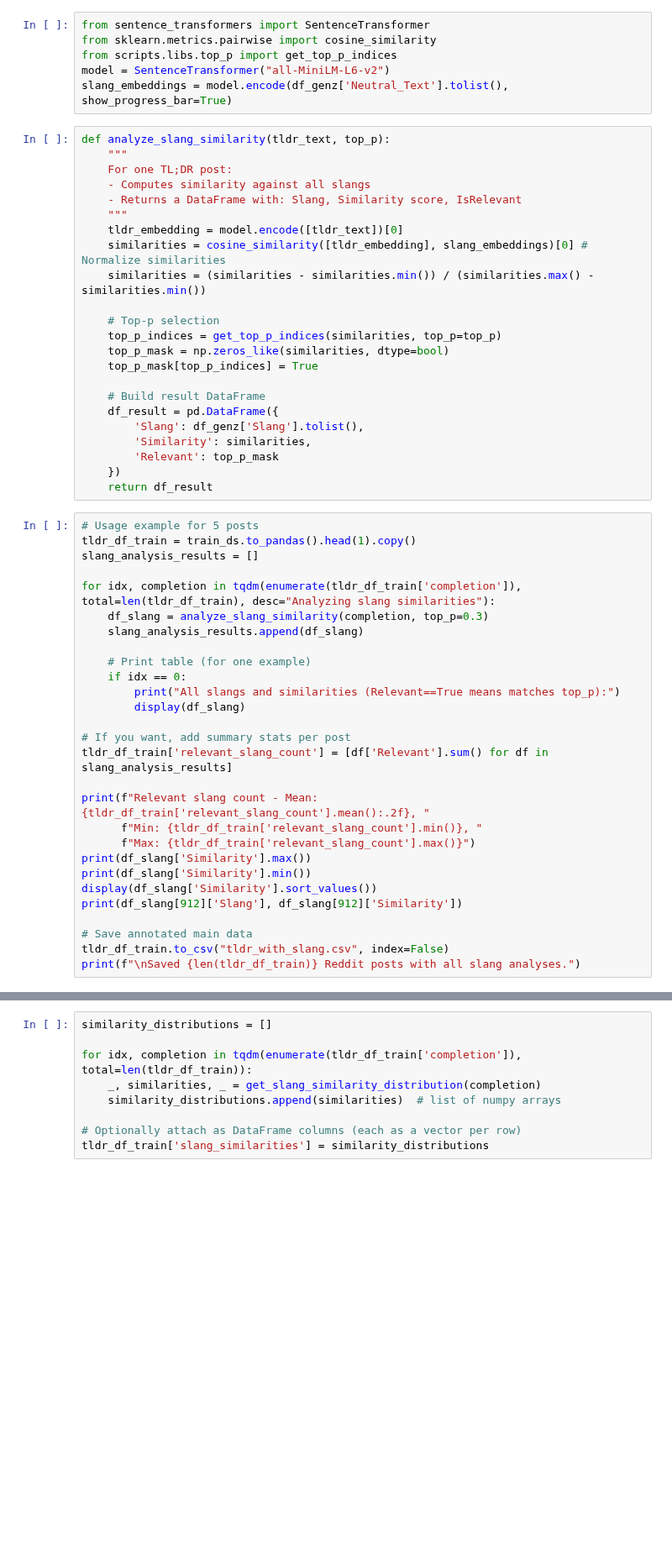
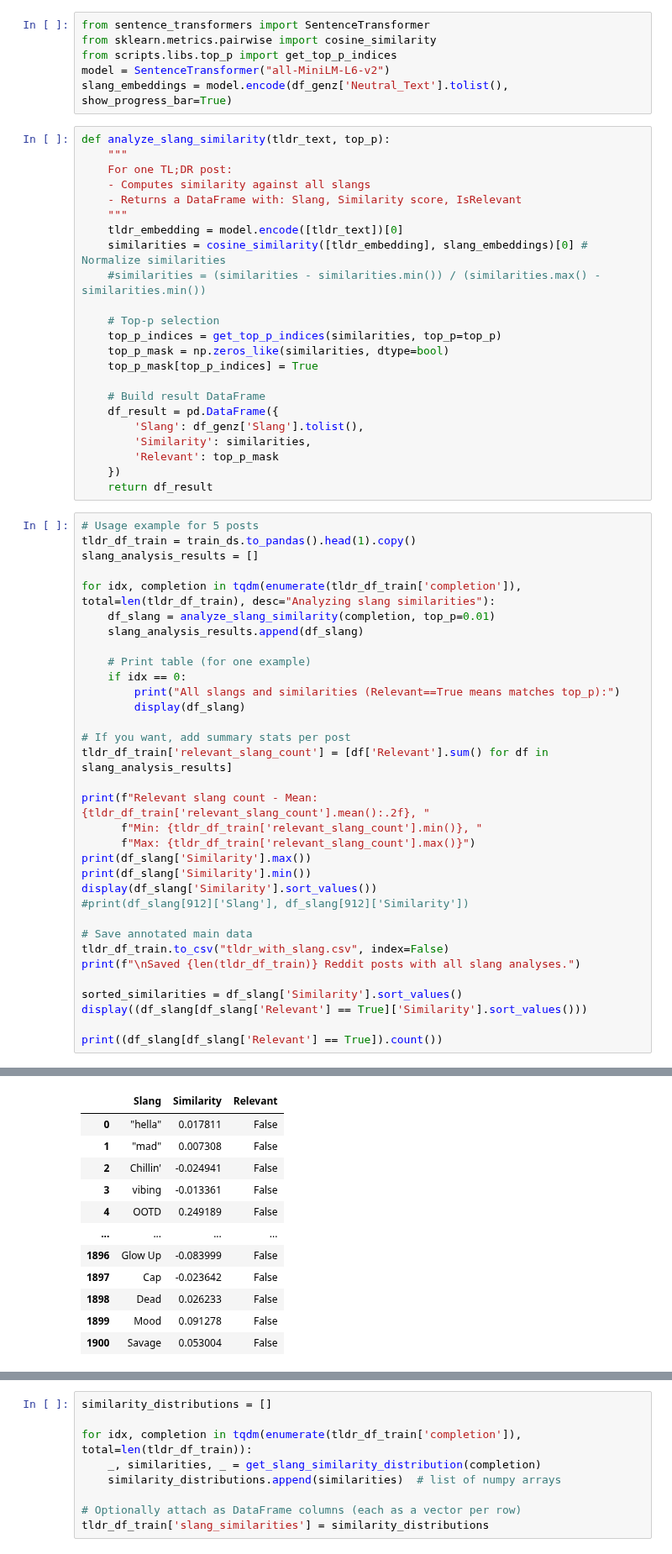
Before and after one commit to au-nlp/project-milestone-p2-group1, a Jupyter notebook: main.ipynb, the cells around one changed output, grey strips where cells are left out. Shown at 84% size. Drawn from its saved outputs; the diff is of its cells as text; blank space fills up the shorter version.

```diff
--- a/main.ipynb
+++ b/main.ipynb
@@ -1182,7 +1184,7 @@ def analyze_slang_similarity(tldr_text, top_p):
     """
     tldr_embedding = model.encode([tldr_text])[0]
     similarities = cosine_similarity([tldr_embedding], slang_embeddings)[0] # Normalize similarities
-    similarities = (similarities - similarities.min()) / (similarities.max() - similarities.min())
+    #similarities = (similarities - similarities.min()) / (similarities.max() - similarities.min())
 
     # Top-p selection
     top_p_indices = get_top_p_indices(similarities, top_p=top_p)
@@ -1202,7 +1204,7 @@ tldr_df_train = train_ds.to_pandas().head(1).copy()
 slang_analysis_results = []
 
 for idx, completion in tqdm(enumerate(tldr_df_train['completion']), total=len(tldr_df_train), desc="Analyzing slang similarities"):
-    df_slang = analyze_slang_similarity(completion, top_p=0.3)
+    df_slang = analyze_slang_similarity(completion, top_p=0.01)
     slang_analysis_results.append(df_slang)
 
     # Print table (for one example)
@@ -1219,9 +1221,14 @@ print(f"Relevant slang count - Mean: {tldr_df_train['relevant_slang_count'].mean
 print(df_slang['Similarity'].max())
 print(df_slang['Similarity'].min())
 display(df_slang['Similarity'].sort_values())
-print(df_slang[912]['Slang'], df_slang[912]['Similarity'])
+#print(df_slang[912]['Slang'], df_slang[912]['Similarity'])
 
 # Save annotated main data
 tldr_df_train.to_csv("tldr_with_slang.csv", index=False)
 print(f"\nSaved {len(tldr_df_train)} Reddit posts with all slang analyses.")
+
+sorted_similarities = df_slang['Similarity'].sort_values()
+display((df_slang[df_slang['Relevant'] == True]['Similarity'].sort_values()))
+
+print((df_slang[df_slang['Relevant'] == True]).count())
 # %% [output]
@@ -1228,0 +1236,12 @@ NameError: name 'train_ds' is not defined
+|  | Slang | Similarity | Relevant |
+| 0 | "hella" | 0.017811 | False |
+| 1 | "mad" | 0.007308 | False |
+| 2 | Chillin' | -0.024941 | False |
+| 3 | vibing | -0.013361 | False |
+| 4 | OOTD | 0.249189 | False |
+| ... | ... | ... | ... |
+| 1896 | Glow Up | -0.083999 | False |
+| 1897 | Cap | -0.023642 | False |
+| 1898 | Dead | 0.026233 | False |
+| 1899 | Mood | 0.091278 | False |
+| 1900 | Savage | 0.053004 | False |
```
Also changed, not shown: parts of 2 cells of this notebook, 4 other files.
